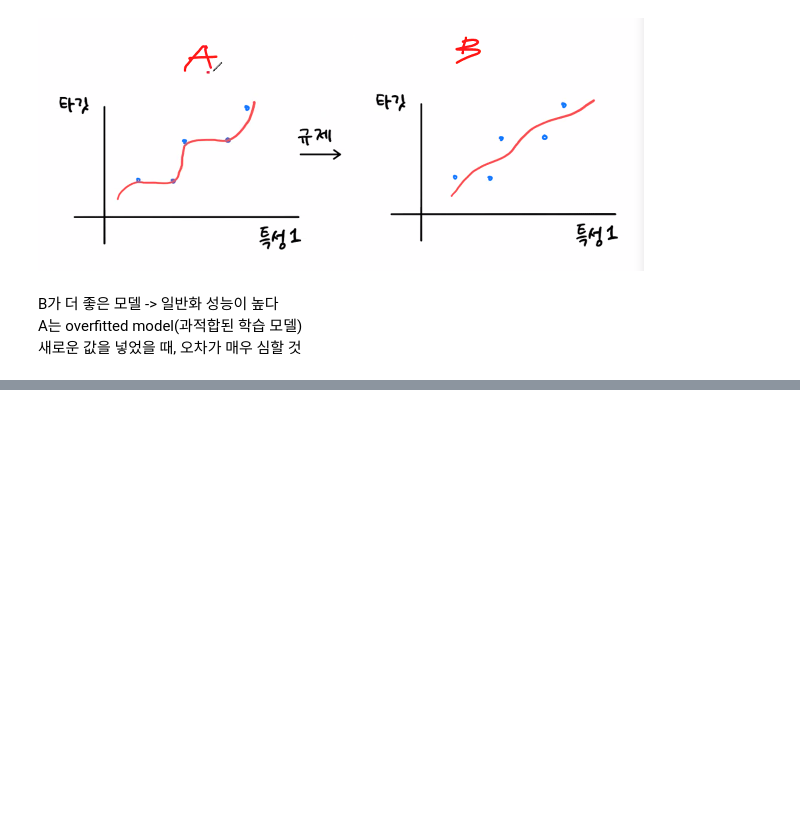
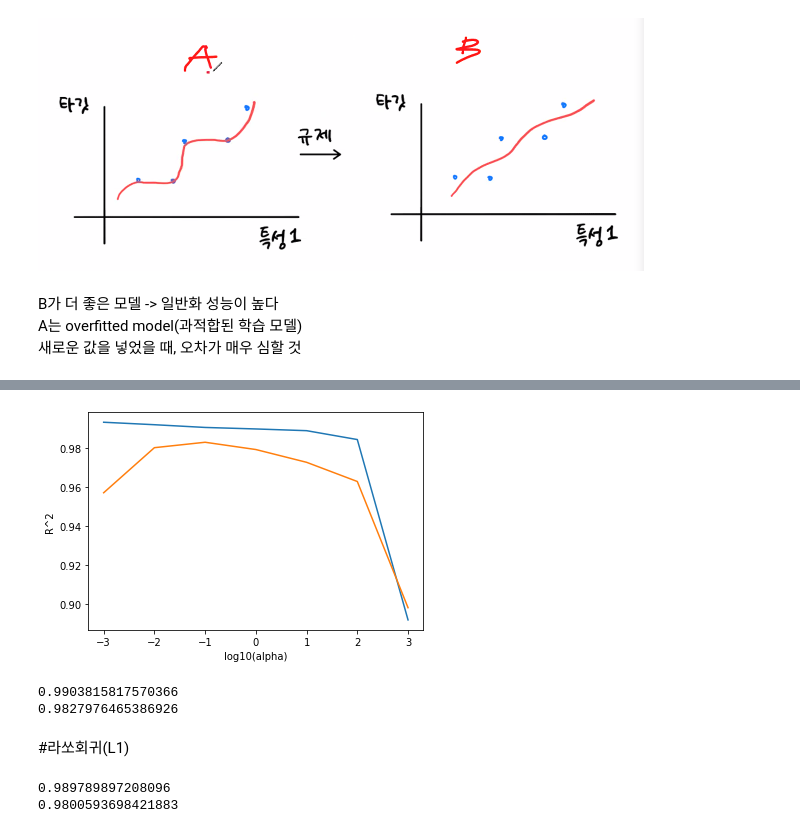
Before and after one commit to serinss/seSAC_ML_DL, a Jupyter notebook: 03_3_특성_공학과_규제.ipynb, the cells around one changed output, grey strips where cells are left out. Drawn from its saved outputs; the diff is of its cells as text; code cells hidden in the pictures; blank space fills up the shorter version.

```diff
--- a/03_3_특성_공학과_규제.ipynb
+++ b/03_3_특성_공학과_규제.ipynb
@@ -197,0 +221,3 @@ A는 overfitted model(과적합된 학습 모델)
+# %%
+lr = LinearRegression()
+lr.fit(train_poly, train_target)
@@ -197,0 +234,9 @@ A는 overfitted model(과적합된 학습 모델)
+# %%
+from sklearn.linear_model import Ridge
+
+ridge = Ridge()
+#ridge = Ridge(alpha=1000)
+#ridge = Ridge(alpha=100)
+#ridge = Ridge(alpha=0) -> alpha값으로 규제의 정도를 정할 수 있음 0으로 적용하면 완전 점수 내려감
+ridge.fit(train_scaled, train_target)
+print(r2_score(train_target, ridge.predict(train_scaled))) #죅금 내려감
@@ -197,0 +286,11 @@ A는 overfitted model(과적합된 학습 모델)
+# %%
+# alpha는 어느 정도가 적당할지 확인해보자
+# 즉, 하이퍼 파라미터는 적당한 값이 나올 때까지 모두 돌려봐야 함
+
+for a in [0.001, 0.01, 0.1, 1, 10, 100, 1000, 10000]:
+  ridge = Ridge(alpha = a)
+  ridge.fit(train_scaled, train_target)
+
+  print(f"alpha = {a}")
+  print(f"  -> train {r2_score(train_target, ridge.predict(train_scaled))} ")
+  print(f"     test  {r2_score(test_target, ridge.predict(test_scaled))}\n")
@@ -197,0 +334,44 @@ A는 overfitted model(과적합된 학습 모델)
+# %%
+# 그래프로 그려보자
+
+train_score, test_score = [], []
+alphas = [0.001, 0.01, 0.1, 1, 10, 100, 1000, 1000]
+for a in alphas:
+  ridge = Ridge(alpha = a)
+  ridge.fit(train_scaled, train_target)
+
+  train_score.append(r2_score(train_target, ridge.predict(train_scaled)))
+  test_score.append(r2_score(test_target, ridge.predict(test_scaled)))
+# %%
+plt.plot(np.log10(alphas), train_score) #alpha 상용로그화 하여 상수로 변경해주자
+plt.plot(np.log10(alphas), test_score)
+plt.xlabel('log10(alpha)')
+plt.ylabel('R^2')
+plt.show()
+
+# 규제가 점점 강해질수록 점수가 떨어지고 있음
+# alpha = 0.1일때 제일 값이 좋았음을 알 수 있음
+# %% [output]
+[figure, added]
+# %%
+# alpha = 0.1 일때의 최종 모델 훈련시키기
+
+ridge = Ridge(alpha=0.1)
+ridge.fit(train_scaled, train_target)
+print(r2_score(train_target, ridge.predict(train_scaled)))
+print(r2_score(test_target, ridge.predict(test_scaled)))
+# %% [output]
+0.9903815817570366
+0.9827976465386926
+# %% [markdown]
+#라쏘회귀(L1)
+# %%
+from sklearn.linear_model import Lasso
+
+lasso = Lasso()
+lasso.fit(train_scaled, train_target)
+print(r2_score(train_target, lasso.predict(train_scaled)))
+print(r2_score(test_target, lasso.predict(test_scaled))) # 굳점수..!
+# %% [output]
+0.989789897208096
+0.9800593698421883
```
Also changed, not shown: parts of 24 cells of this notebook.
